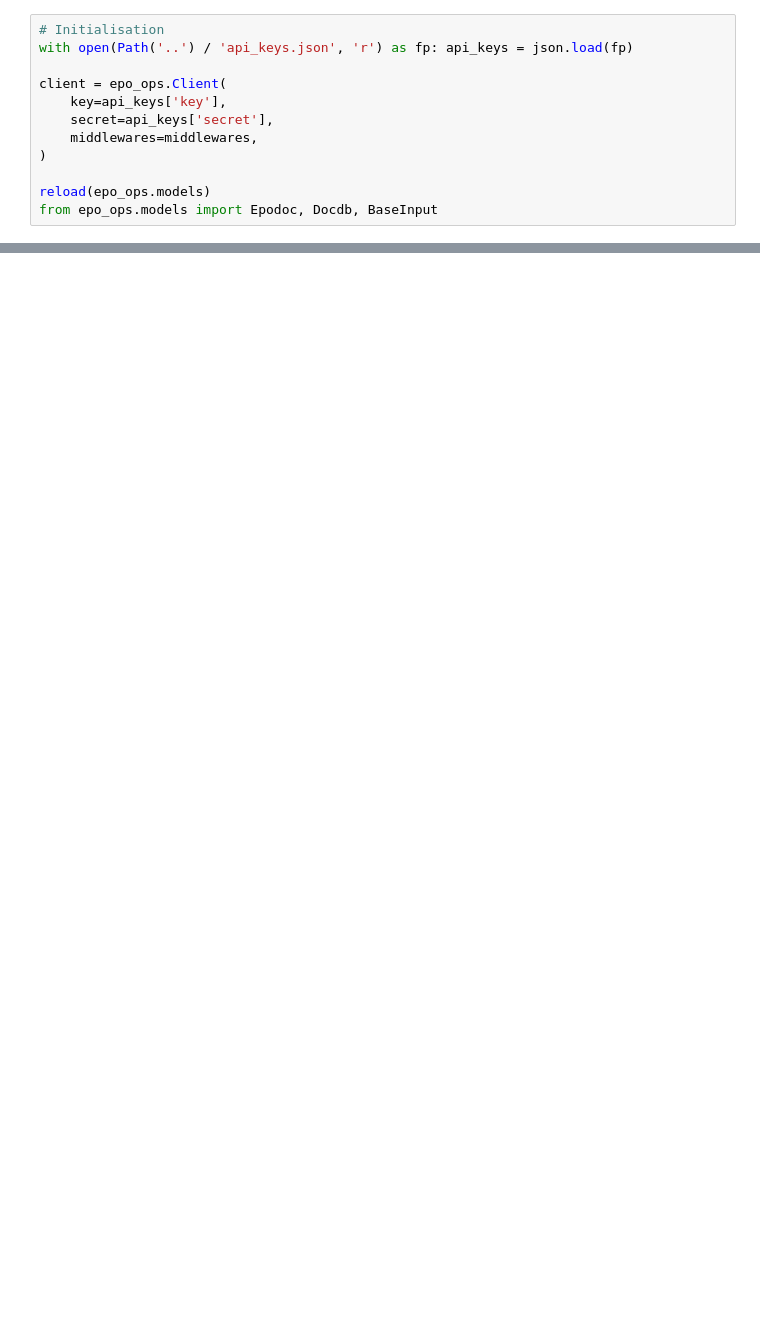
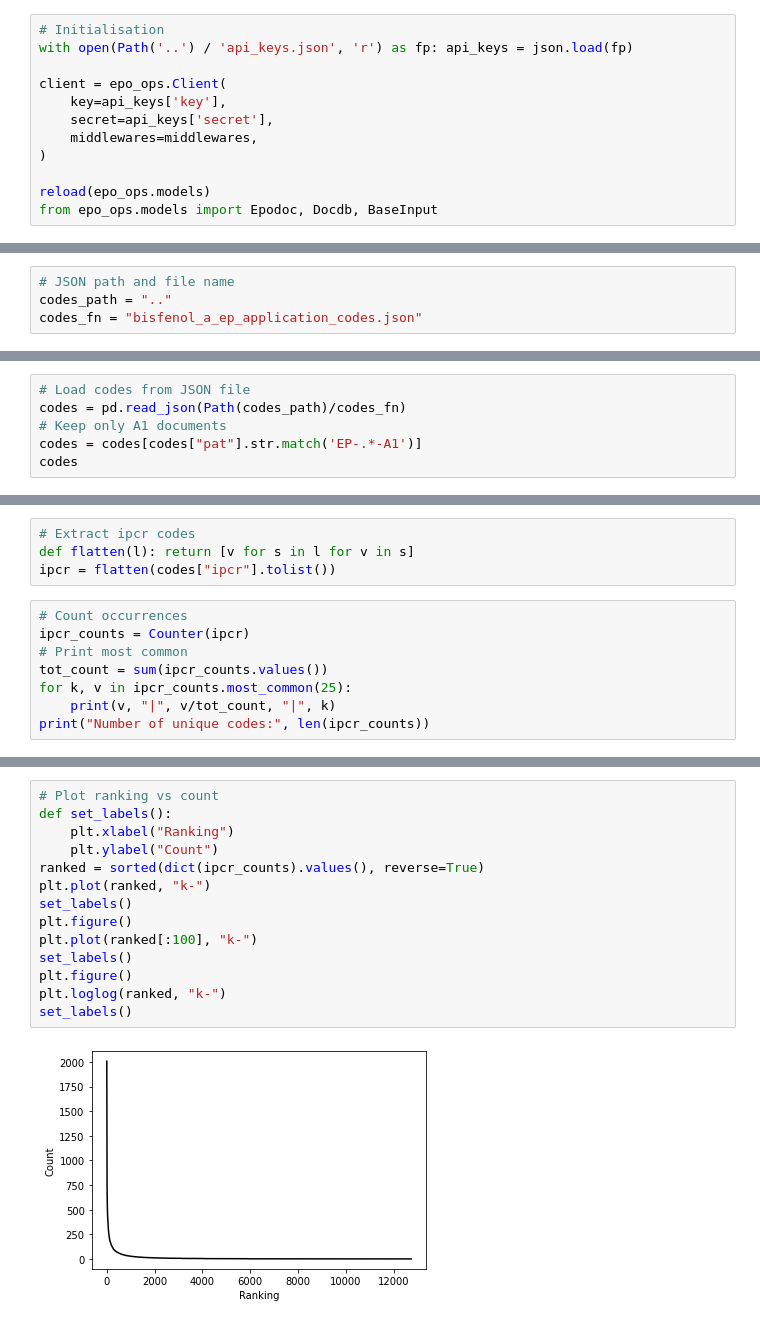
Before and after one commit to eryl/prv_kemi, a Jupyter notebook: notebooks/ep_classes.ipynb, the cells around one changed output, grey strips where cells are left out. Saved outputs shown, nothing was run; the diff lists cells and outputs as text; blank space fills up the shorter version.

Commit message:
Added class counting and ranking plots

```diff
--- a/notebooks/ep_classes.ipynb
+++ b/notebooks/ep_classes.ipynb
@@ -107,2 +102,6 @@ data
+# %%
+# JSON path and file name
+codes_path = ".."
+codes_fn = "bisfenol_a_ep_application_codes.json"
 # %%
 # Convert to JSON and write to disk
@@ -112 +109,7 @@ with open(Path(path)/file_name, 'w') as out_file:
     out_file.write(data.to_json(orient="records", indent=4))
+# %%
+# Load codes from JSON file
+codes = pd.read_json(Path(codes_path)/codes_fn)
+# Keep only A1 documents
+codes = codes[codes["pat"].str.match('EP-.*-A1')]
+codes
@@ -112,0 +130,12 @@ with open(Path(path)/file_name, 'w') as out_file:
+# %%
+# Extract ipcr codes
+def flatten(l): return [v for s in l for v in s]
+ipcr = flatten(codes["ipcr"].tolist())
+# %%
+# Count occurrences
+ipcr_counts = Counter(ipcr)
+# Print most common
+tot_count = sum(ipcr_counts.values())
+for k, v in ipcr_counts.most_common(25):
+    print(v, "|", v/tot_count, "|", k)
+print("Number of unique codes:", len(ipcr_counts))
@@ -112,0 +160,16 @@ with open(Path(path)/file_name, 'w') as out_file:
+# %%
+# Plot ranking vs count
+def set_labels():
+    plt.xlabel("Ranking")
+    plt.ylabel("Count")
+ranked = sorted(dict(ipcr_counts).values(), reverse=True)
+plt.plot(ranked, "k-")
+set_labels()
+plt.figure()
+plt.plot(ranked[:100], "k-")
+set_labels()
+plt.figure()
+plt.loglog(ranked, "k-")
+set_labels()
+# %% [output]
+[figure, added]
```
Also changed, not shown: parts of 9 cells of this notebook.
